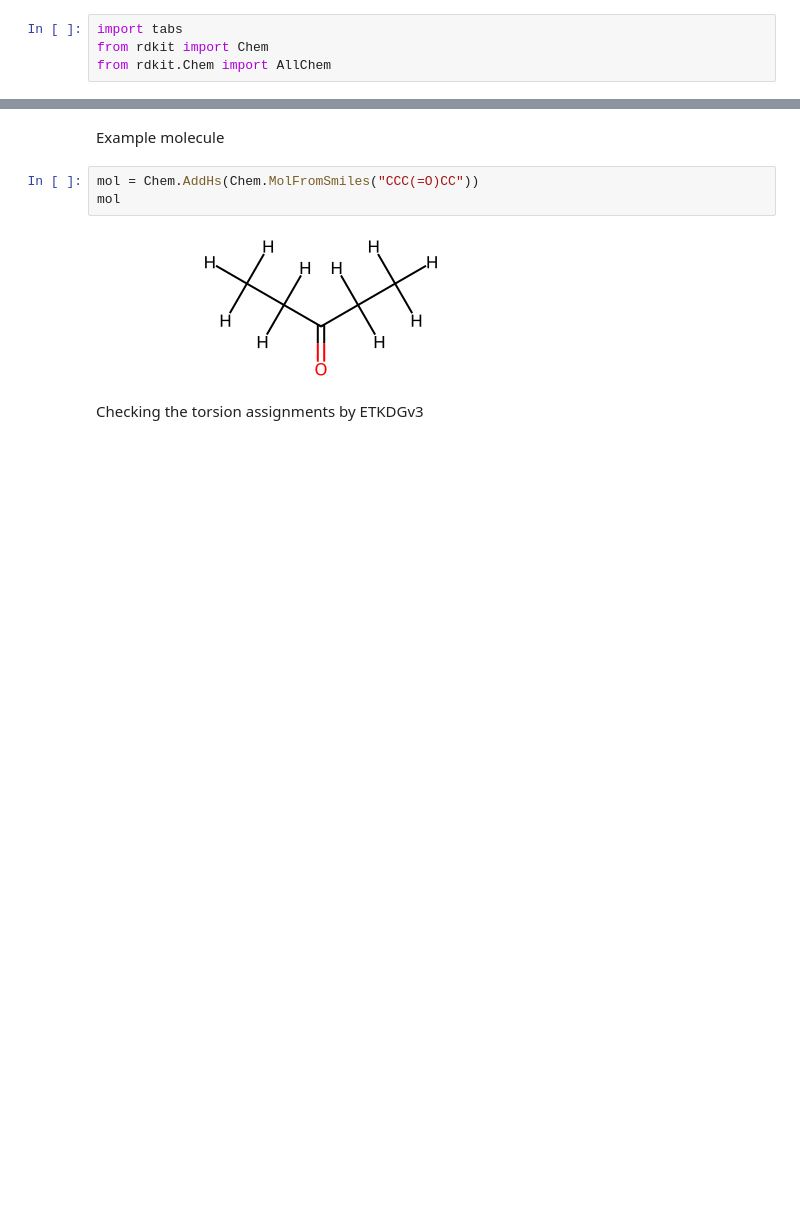
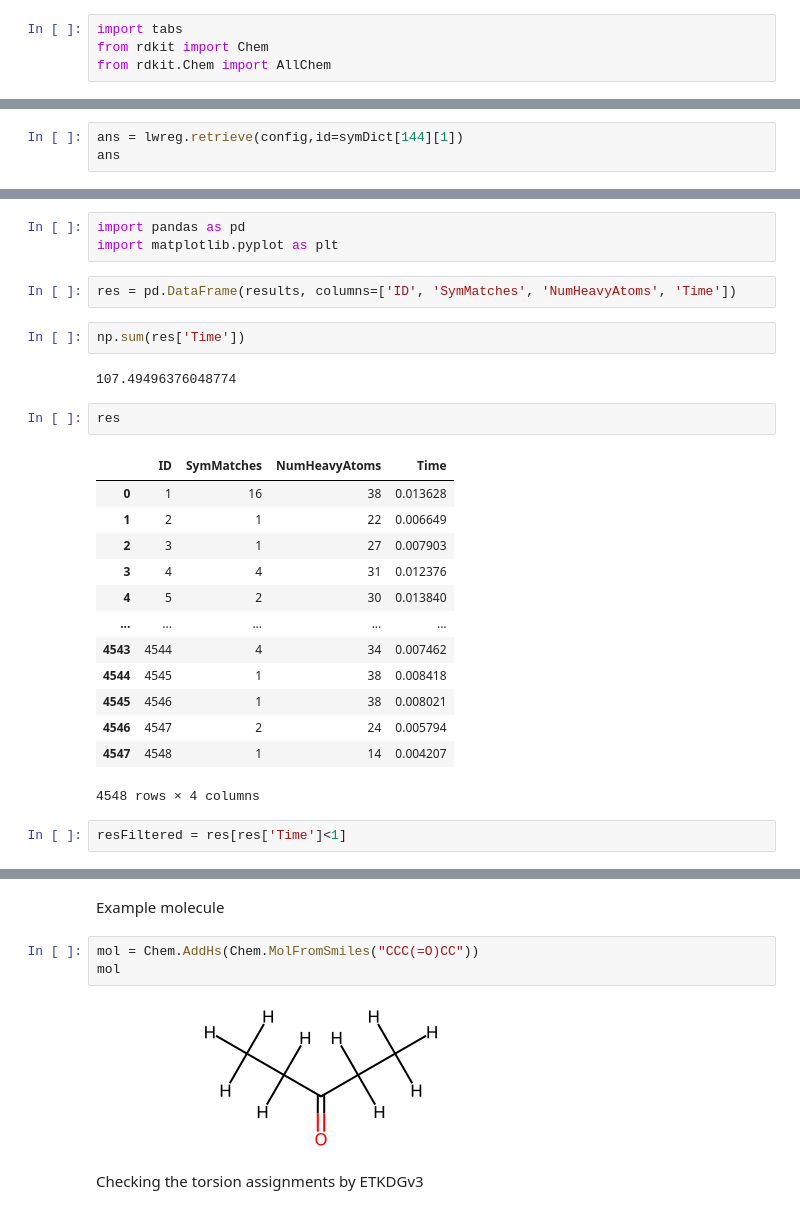
Before and after one commit to rinikerlab/TorsionAngularBinStrings, a Jupyter notebook: Demos/AnalyzeConformerEnsembles.ipynb, the cells around one changed output, grey strips where cells are left out. Saved outputs shown, nothing was run; the diff lists cells and outputs as text; blank space fills up the shorter version.

```diff
--- a/Demos/AnalyzeConformerEnsembles.ipynb
+++ b/Demos/AnalyzeConformerEnsembles.ipynb
@@ -4,0 +20,3 @@ from rdkit.Chem import AllChem
+# %%
+ans = lwreg.retrieve(config,id=symDict[144][1])
+ans
@@ -4,0 +50,27 @@ from rdkit.Chem import AllChem
+# %%
+import pandas as pd
+import matplotlib.pyplot as plt
+# %%
+res = pd.DataFrame(results, columns=['ID', 'SymMatches', 'NumHeavyAtoms', 'Time'])
+# %%
+np.sum(res['Time'])
+# %% [output]
+107.49496376048774
+# %%
+res
+# %% [output]
+|  | ID | SymMatches | NumHeavyAtoms | Time |
+| 0 | 1 | 16 | 38 | 0.013628 |
+| 1 | 2 | 1 | 22 | 0.006649 |
+| 2 | 3 | 1 | 27 | 0.007903 |
+| 3 | 4 | 4 | 31 | 0.012376 |
+| 4 | 5 | 2 | 30 | 0.013840 |
+| ... | ... | ... | ... | ... |
+| 4543 | 4544 | 4 | 34 | 0.007462 |
+| 4544 | 4545 | 1 | 38 | 0.008418 |
+| 4545 | 4546 | 1 | 38 | 0.008021 |
+| 4546 | 4547 | 2 | 24 | 0.005794 |
+| 4547 | 4548 | 1 | 14 | 0.004207 |
+4548 rows × 4 columns
+# %%
+resFiltered = res[res['Time']<1]
```
Also changed, not shown: parts of 15 cells of this notebook, 20 other files.
